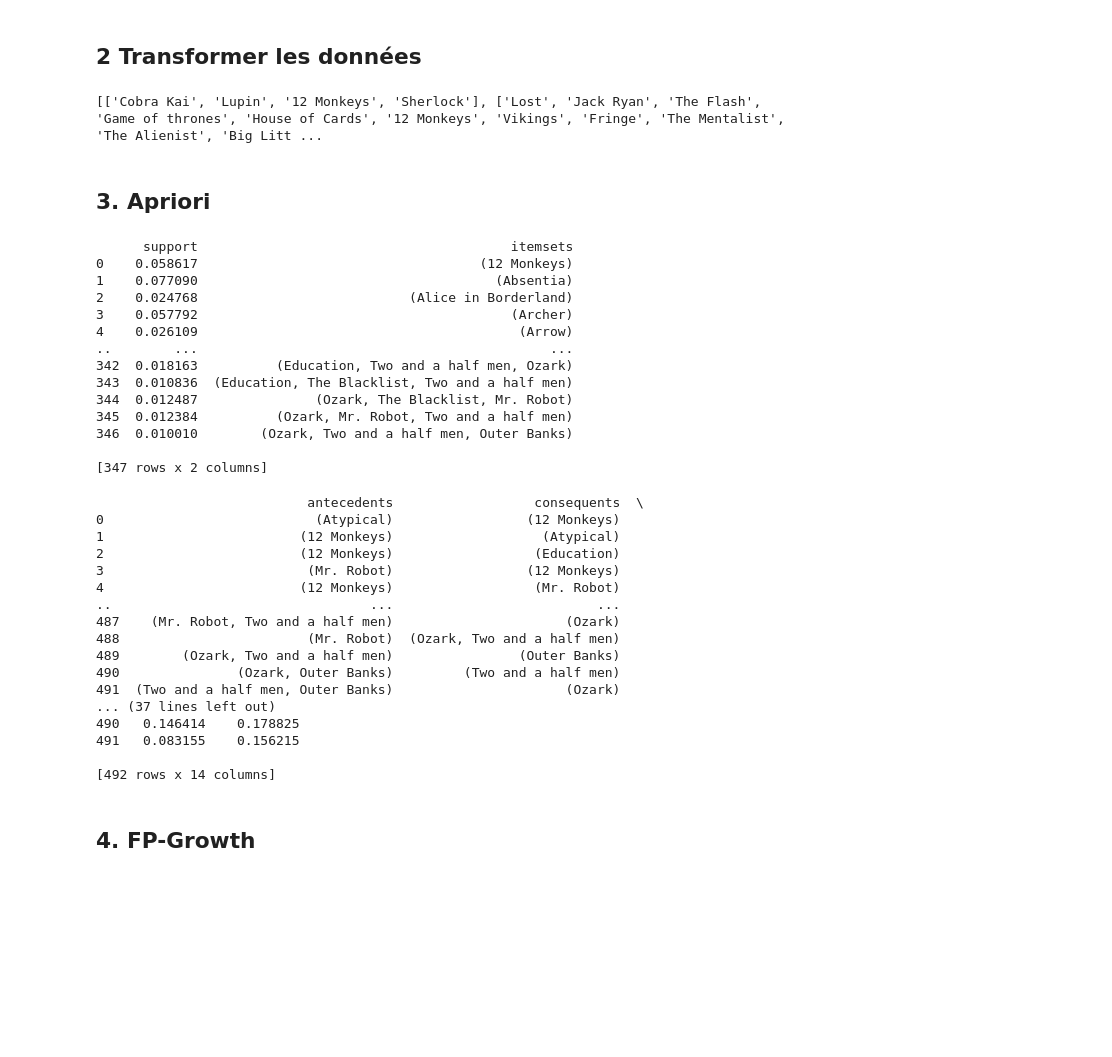
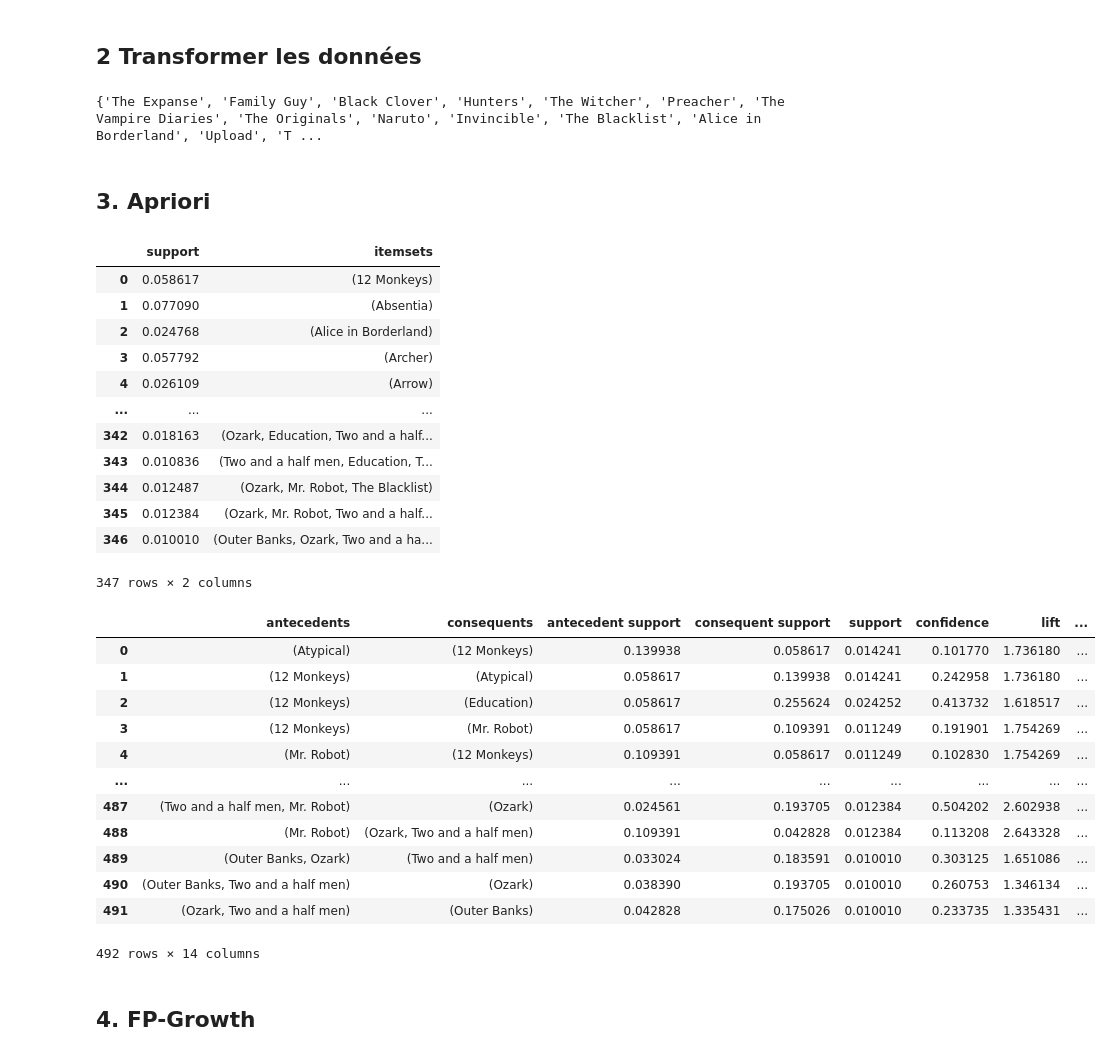
Before and after one commit to maycods/AI-Tutorial, a Jupyter notebook: Atelier_7.ipynb, the cells around one changed output. Cells and saved outputs as stored; diff of their text form; code cells hidden in the pictures; blank space fills up the shorter version.

```diff
--- a/Atelier_7.ipynb
+++ b/Atelier_7.ipynb
@@ -26,9 +26,11 @@ data.head()
 # %% [markdown]
 ## **2 Transformer les données**
 # %%
-te = TransactionEncoder()
+#affichage des films du dataset
 data=np.array(data)
-data= [[item for item in row if not pd.isnull(item)] for row in data]
-print(data)
+films=[]
+for row in data:
+    films+=[item for item in row if not pd.isnull(item)]
+print(set(films))
 # %% [output]
-[['Cobra Kai', 'Lupin', '12 Monkeys', 'Sherlock'], ['Lost', 'Jack Ryan', 'The Flash', 'Game of thrones', 'House of Cards', '12 Monkeys', 'Vikings', 'Fringe', 'The Mentalist', 'The Alienist', 'Big Litt ...
+{'The Expanse', 'Family Guy', 'Black Clover', 'Hunters', 'The Witcher', 'Preacher', 'The Vampire Diaries', 'The Originals', 'Naruto', 'Invincible', 'The Blacklist', 'Alice in Borderland', 'Upload', 'T ...
@@ -38,44 +42,40 @@ df = pd.DataFrame(te_ary, columns=te.columns_)
 # %% [markdown]
 ## **3. Apriori**
 # %%
-frequent_itemsets = apriori(df, min_support=0.01, use_colnames=True)
-print(frequent_itemsets)
+frequent_itemsets = apriori(df, min_support=0.01, use_colnames=True)#  seuil de support minimal de 0.01 et en utilisant les noms de colonnes
+frequent_itemsets
 # %% [output]
+|  | support | itemsets |
+| 0 | 0.058617 | (12 Monkeys) |
+| 1 | 0.077090 | (Absentia) |
+| 2 | 0.024768 | (Alice in Borderland) |
+| 3 | 0.057792 | (Archer) |
+| 4 | 0.026109 | (Arrow) |
+| ... | ... | ... |
+| 342 | 0.018163 | (Ozark, Education, Two and a half... |
+| 343 | 0.010836 | (Two and a half men, Education, T... |
+| 344 | 0.012487 | (Ozark, Mr. Robot, The Blacklist) |
+| 345 | 0.012384 | (Ozark, Mr. Robot, Two and a half... |
+| 346 | 0.010010 | (Outer Banks, Ozark, Two and a ha... |
-      support                                        itemsets
-0    0.058617                                    (12 Monkeys)
-1    0.077090                                      (Absentia)
-2    0.024768                           (Alice in Borderland)
-3    0.057792                                        (Archer)
-4    0.026109                                         (Arrow)
-..        ...                                             ...
-342  0.018163          (Education, Two and a half men, Ozark)
-343  0.010836  (Education, The Blacklist, Two and a half men)
-344  0.012487               (Ozark, The Blacklist, Mr. Robot)
-345  0.012384          (Ozark, Mr. Robot, Two and a half men)
-346  0.010010        (Ozark, Two and a half men, Outer Banks)
-
-[347 rows x 2 columns]
+347 rows × 2 columns
 # %%
-rules_Apriori = association_rules(frequent_itemsets, metric="confidence", min_threshold=0.1,num_itemsets=len(df))
-print(rules_Apriori)
+rules_Apriori = association_rules(frequent_itemsets, metric="confidence",# Générer les règles d'association à partir des itemsets fréquents
+                                   min_threshold=0.1,num_itemsets=len(df))#en utilisant la métrique de confiance avec un seuil minimal de 0.1
+rules_Apriori
 # %% [output]
+|  | antecedents | consequents | antecedent support | consequent support | support | confidence | lift | ... |
+| 0 | (Atypical) | (12 Monkeys) | 0.139938 | 0.058617 | 0.014241 | 0.101770 | 1.736180 | ... |
+| 1 | (12 Monkeys) | (Atypical) | 0.058617 | 0.139938 | 0.014241 | 0.242958 | 1.736180 | ... |
+| 2 | (12 Monkeys) | (Education) | 0.058617 | 0.255624 | 0.024252 | 0.413732 | 1.618517 | ... |
+| 3 | (12 Monkeys) | (Mr. Robot) | 0.058617 | 0.109391 | 0.011249 | 0.191901 | 1.754269 | ... |
+| 4 | (Mr. Robot) | (12 Monkeys) | 0.109391 | 0.058617 | 0.011249 | 0.102830 | 1.754269 | ... |
+| ... | ... | ... | ... | ... | ... | ... | ... | ... |
+| 487 | (Two and a half men, Mr. Robot) | (Ozark) | 0.024561 | 0.193705 | 0.012384 | 0.504202 | 2.602938 | ... |
+| 488 | (Mr. Robot) | (Ozark, Two and a half men) | 0.109391 | 0.042828 | 0.012384 | 0.113208 | 2.643328 | ... |
+| 489 | (Outer Banks, Ozark) | (Two and a half men) | 0.033024 | 0.183591 | 0.010010 | 0.303125 | 1.651086 | ... |
+| 490 | (Outer Banks, Two and a half men) | (Ozark) | 0.038390 | 0.193705 | 0.010010 | 0.260753 | 1.346134 | ... |
+| 491 | (Ozark, Two and a half men) | (Outer Banks) | 0.042828 | 0.175026 | 0.010010 | 0.233735 | 1.335431 | ... |
-                           antecedents                  consequents  \
-0                           (Atypical)                 (12 Monkeys)
-1                         (12 Monkeys)                   (Atypical)
-2                         (12 Monkeys)                  (Education)
-3                          (Mr. Robot)                 (12 Monkeys)
-4                         (12 Monkeys)                  (Mr. Robot)
-..                                 ...                          ...
-487    (Mr. Robot, Two and a half men)                      (Ozark)
-488                        (Mr. Robot)  (Ozark, Two and a half men)
-489        (Ozark, Two and a half men)                (Outer Banks)
-490               (Ozark, Outer Banks)         (Two and a half men)
-491  (Two and a half men, Outer Banks)                      (Ozark)
-... (37 lines left out)
-490   0.146414    0.178825
-491   0.083155    0.156215
-
-[492 rows x 14 columns]
+492 rows × 14 columns
 # %% [markdown]
 ## **4. FP-Growth**
 # %%
```
Also changed, not shown: parts of 6 cells of this notebook, 7 other files.
